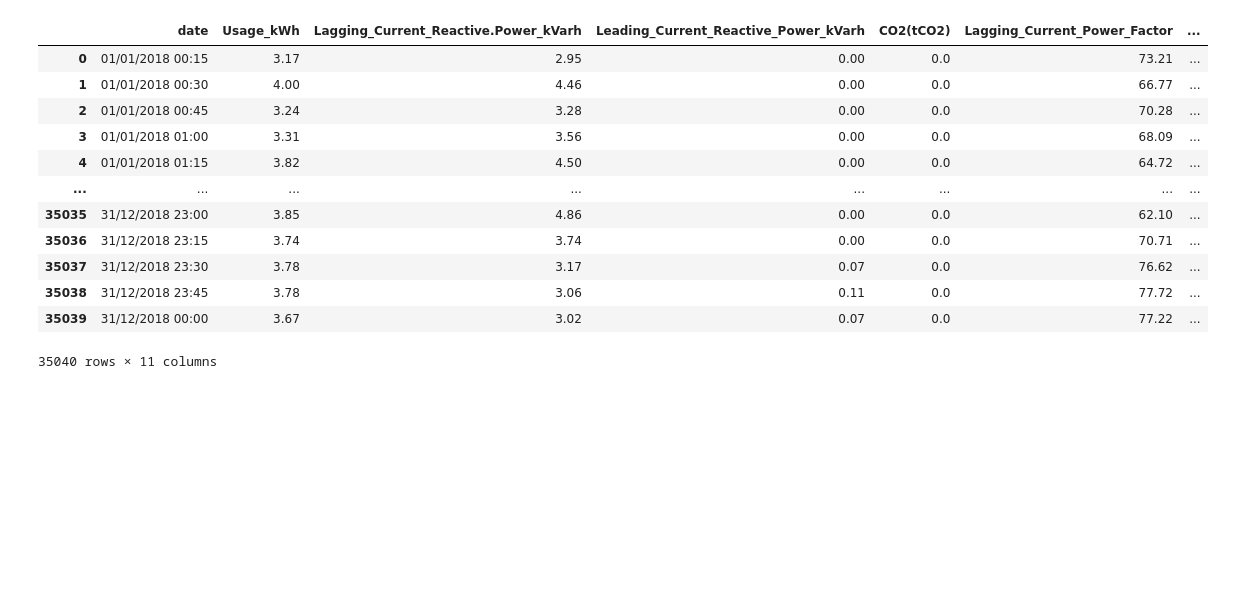
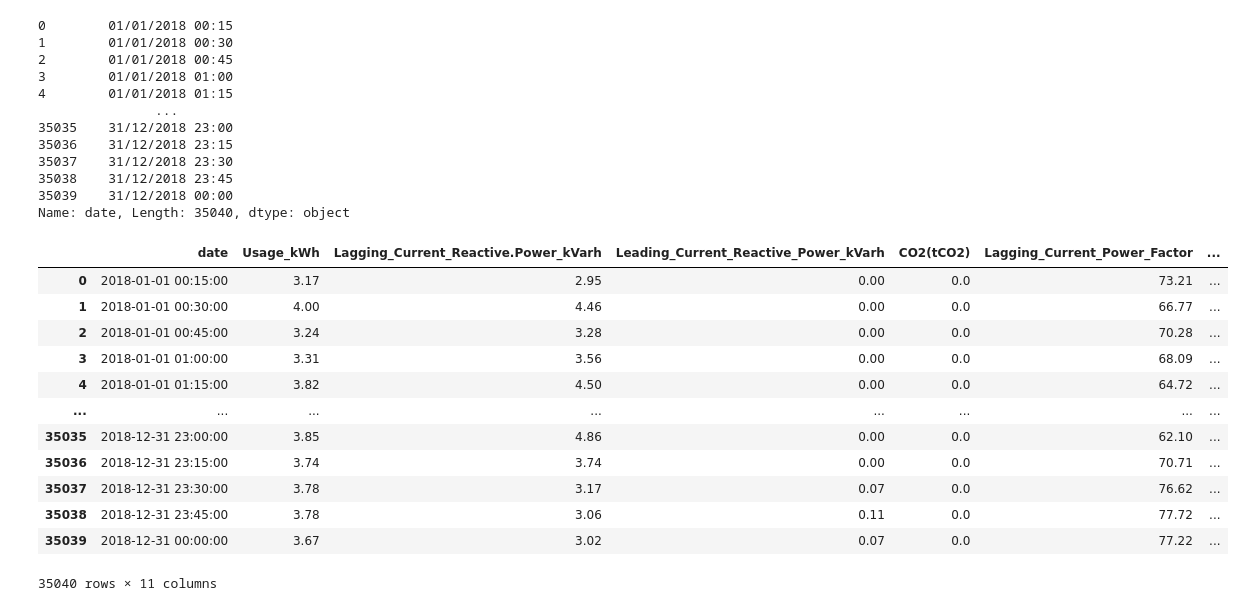
Before and after one commit to kunj0818/Electricity-Consumption-Prediction, a Jupyter notebook: Untitled.ipynb, the cells around one changed output. Cells and saved outputs as stored; diff of their text form; code cells hidden in the pictures; blank space fills up the shorter version.

```diff
--- a/Untitled.ipynb
+++ b/Untitled.ipynb
@@ -2,18 +2,35 @@
 import pandas as pd
 # %%
 dataset = pd.read_csv("Dataset\Steel_industry_data.csv")
-dataset
+dataset['date']
 # %% [output]
-|  | date | Usage_kWh | Lagging_Current_Reactive.Power_kVarh | Leading_Current_Reactive_Power_kVarh | CO2(tCO2) | Lagging_Current_Power_Factor | ... |
-| 0 | 01/01/2018 00:15 | 3.17 | 2.95 | 0.00 | 0.0 | 73.21 | ... |
-| 1 | 01/01/2018 00:30 | 4.00 | 4.46 | 0.00 | 0.0 | 66.77 | ... |
-| 2 | 01/01/2018 00:45 | 3.24 | 3.28 | 0.00 | 0.0 | 70.28 | ... |
-| 3 | 01/01/2018 01:00 | 3.31 | 3.56 | 0.00 | 0.0 | 68.09 | ... |
-| 4 | 01/01/2018 01:15 | 3.82 | 4.50 | 0.00 | 0.0 | 64.72 | ... |
-| ... | ... | ... | ... | ... | ... | ... | ... |
-| 35035 | 31/12/2018 23:00 | 3.85 | 4.86 | 0.00 | 0.0 | 62.10 | ... |
-| 35036 | 31/12/2018 23:15 | 3.74 | 3.74 | 0.00 | 0.0 | 70.71 | ... |
-| 35037 | 31/12/2018 23:30 | 3.78 | 3.17 | 0.07 | 0.0 | 76.62 | ... |
-| 35038 | 31/12/2018 23:45 | 3.78 | 3.06 | 0.11 | 0.0 | 77.72 | ... |
-| 35039 | 31/12/2018 00:00 | 3.67 | 3.02 | 0.07 | 0.0 | 77.22 | ... |
-35040 rows × 11 columns
+0        01/01/2018 00:15
+1        01/01/2018 00:30
+2        01/01/2018 00:45
+3        01/01/2018 01:00
+4        01/01/2018 01:15
+               ...
+35035    31/12/2018 23:00
+35036    31/12/2018 23:15
+35037    31/12/2018 23:30
+35038    31/12/2018 23:45
+35039    31/12/2018 00:00
+Name: date, Length: 35040, dtype: object
+# %%
+dataset['date'] = pd.to_datetime(dataset['date'], format='%d/%m/%Y %H:%M')
+dataset.set_index('date', inplace=False)
+dataset
+# %% [output]
+|  | date | Usage_kWh | Lagging_Current_Reactive.Power_kVarh | Leading_Current_Reactive_Power_kVarh | CO2(tCO2) | Lagging_Current_Power_Factor | ... |
+| 0 | 2018-01-01 00:15:00 | 3.17 | 2.95 | 0.00 | 0.0 | 73.21 | ... |
+| 1 | 2018-01-01 00:30:00 | 4.00 | 4.46 | 0.00 | 0.0 | 66.77 | ... |
+| 2 | 2018-01-01 00:45:00 | 3.24 | 3.28 | 0.00 | 0.0 | 70.28 | ... |
+| 3 | 2018-01-01 01:00:00 | 3.31 | 3.56 | 0.00 | 0.0 | 68.09 | ... |
+| 4 | 2018-01-01 01:15:00 | 3.82 | 4.50 | 0.00 | 0.0 | 64.72 | ... |
+| ... | ... | ... | ... | ... | ... | ... | ... |
+| 35035 | 2018-12-31 23:00:00 | 3.85 | 4.86 | 0.00 | 0.0 | 62.10 | ... |
+| 35036 | 2018-12-31 23:15:00 | 3.74 | 3.74 | 0.00 | 0.0 | 70.71 | ... |
+| 35037 | 2018-12-31 23:30:00 | 3.78 | 3.17 | 0.07 | 0.0 | 76.62 | ... |
+| 35038 | 2018-12-31 23:45:00 | 3.78 | 3.06 | 0.11 | 0.0 | 77.72 | ... |
+| 35039 | 2018-12-31 00:00:00 | 3.67 | 3.02 | 0.07 | 0.0 | 77.22 | ... |
+35040 rows × 11 columns
```
Also changed, not shown: parts of 3 cells of this notebook, 11 other files.
